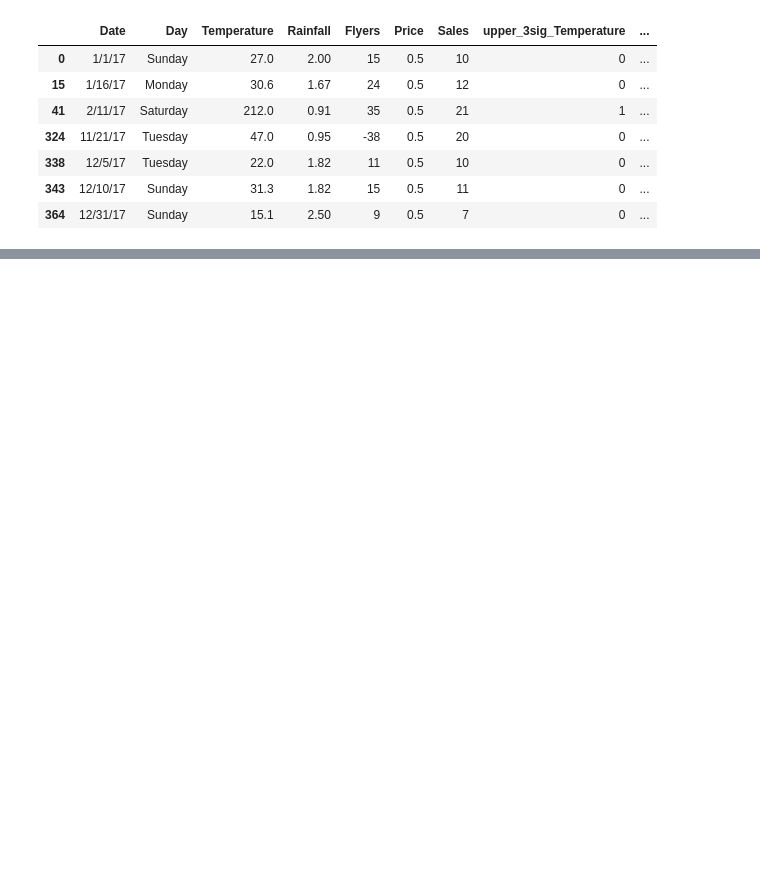
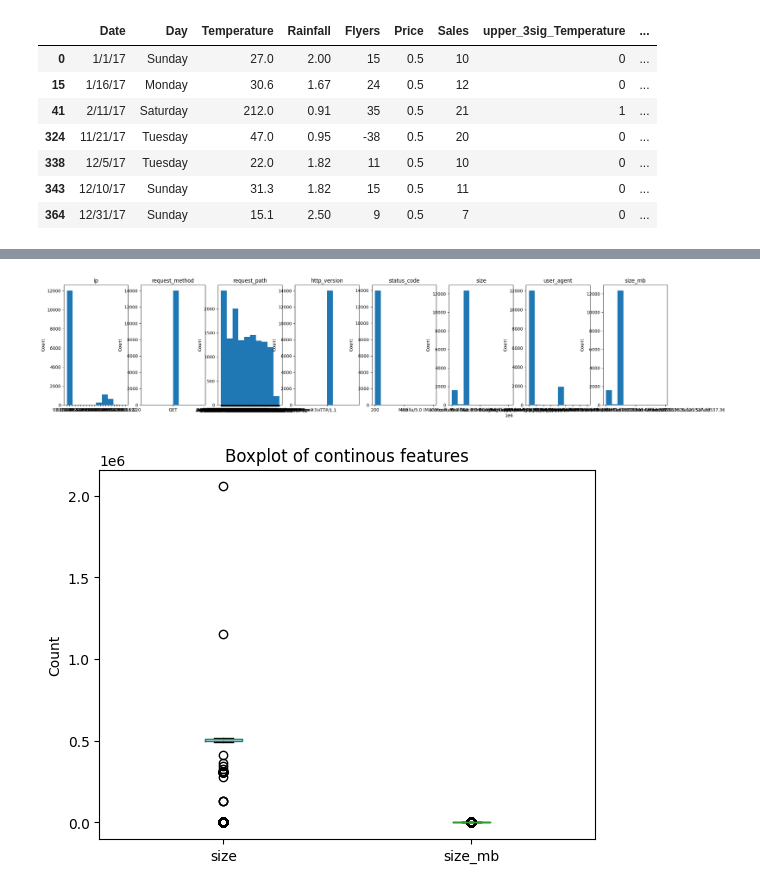
Before and after one commit to geary-shenck/anomaly-detection-exercises, a Jupyter notebook: continuous_probabilistic_methods..ipynb, the cells around one changed output, grey strips where cells are left out. Drawn from its saved outputs; the diff is of its cells as text; code cells hidden in the pictures; blank space fills up the shorter version.

```diff
--- a/continuous_probabilistic_methods..ipynb
+++ b/continuous_probabilistic_methods..ipynb
@@ -273,0 +274,35 @@ Most of these do make sense to remove, the data seems to be pretty erroneous
+# %%
+import env
+# function to deal with parsing one entry in our log data
+def parse_log_entry(entry):
+    parts = entry.split()
+    output = {}
+    output['ip'] = parts[0]
+    output['timestamp'] = parts[3][1:].replace(':', ' ', 1)
+    output['request_method'] = parts[5][1:]
+    output['request_path'] = parts[6]
+    output['http_version'] = parts[7][:-1]
+    output['status_code'] = parts[8]
+    output['size'] = int(parts[9])
+    output['user_agent'] = ' '.join(parts[11:]).replace('"', '')
+    return pd.Series(output)
+
+url = f'mysql+pymysql://{env.user}:{env.password}@{env.host}/logs'
+
+df = pd.read_sql('SELECT * FROM api_access', url)
+# df = pd.concat([df.entry, df.entry.apply(parse_log_entry)], axis=1)
+df = df.entry.apply(parse_log_entry)
+df.head()
+df0=df.copy()
+# %%
+df=df0.copy()
+# %%
+new = pd.DataFrame([
+    ["95.31.18.119", "21/Apr/2019 10:02:41", "GET", "/api/v1/items/", "HTTP/1.1", '200', 1153005, "python-requests/2.21.0"],
+    ["95.31.16.121", "17/Apr/2019 19:36:41", "GET", "/api/v1/sales?page=79/", "HTTP/1.1", '301', 1005, "python-requests/2.21.0"],
+    ["97.105.15.120", "18/Apr/2019 19:42:41", "GET", "/api/v1/sales?page=79/", "HTTP/1.1", '301', 2560, "python-requests/2.21.0"],
+    ["97.105.19.58", "19/Apr/2019 19:42:41", "GET", "/api/v1/sales?page=79/", "HTTP/1.1", '200', 2056327, "python-requests/2.21.0"],
+], columns=df.columns)
+
+df = df.append(new)
+df.tail()
@@ -273,0 +316,5 @@ Most of these do make sense to remove, the data seems to be pretty erroneous
+# %%
+df['size_mb'] = df['size'] / 1024 / 1024
+df.timestamp = pd.to_datetime(df.timestamp)
+df = df.set_index('timestamp')
+df
@@ -273,0 +377,5 @@ Most of these do make sense to remove, the data seems to be pretty erroneous
+# %%
+univariate_explore(df)
+# %% [output]
+[figure, added]
+[figure, added]
```
Also changed, not shown: parts of 27 cells of this notebook.
